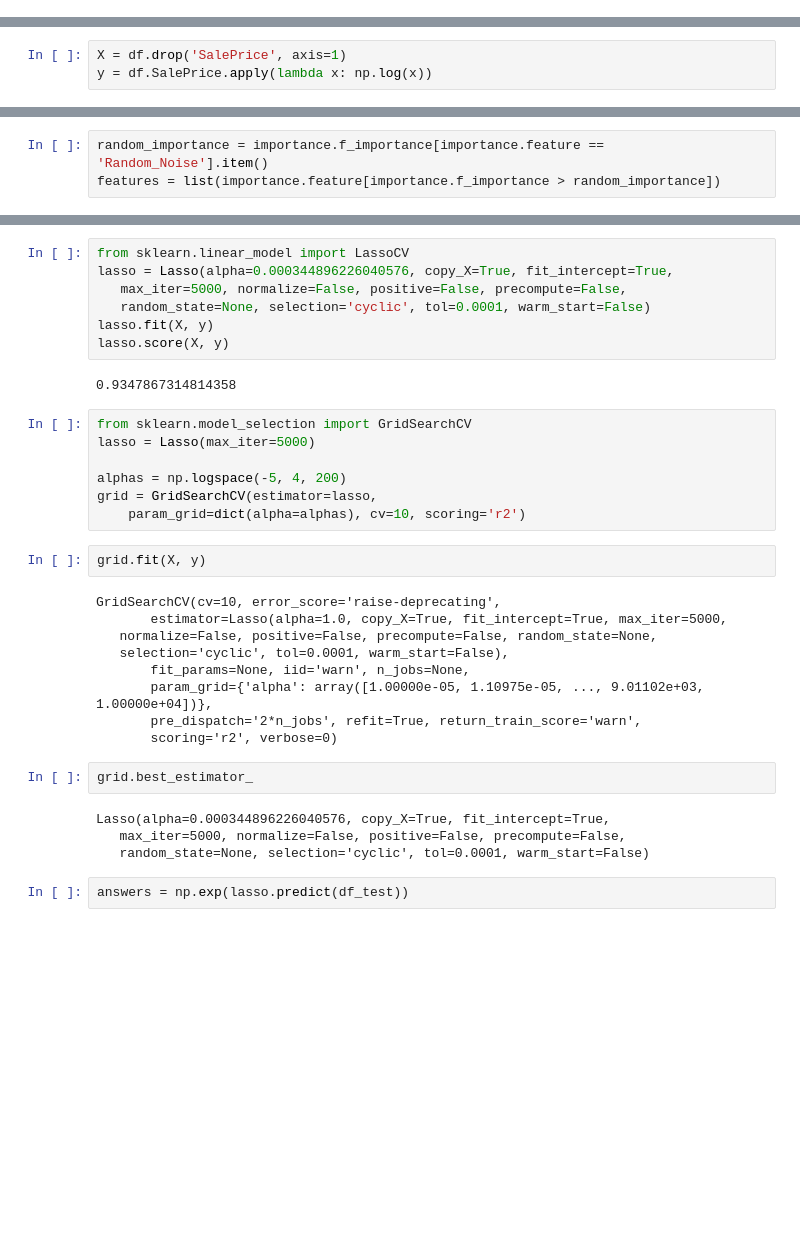
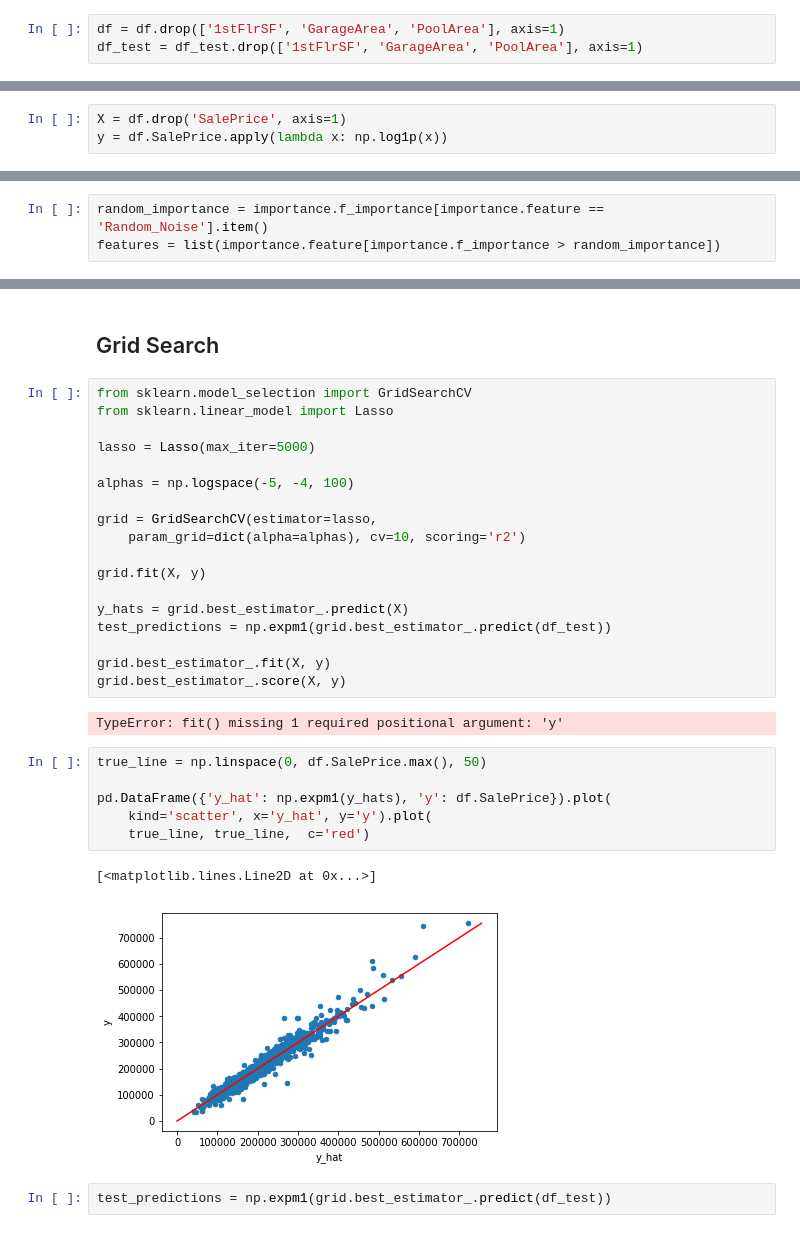
Before and after one commit to tybrs/kaggle-housing-prices, a Jupyter notebook: Ty/random_forest.ipynb, the cells around one changed output, grey strips where cells are left out. Saved outputs shown, nothing was run; the diff lists cells and outputs as text; blank space fills up the shorter version.

```diff
--- a/Ty/random_forest.ipynb
+++ b/Ty/random_forest.ipynb
@@ -16 +43,4 @@ df_test = pd.read_pickle('../test_engineered.pkl')
+# %%
+df = df.drop(['1stFlrSF', 'GarageArea', 'PoolArea'], axis=1)
+df_test = df_test.drop(['1stFlrSF', 'GarageArea', 'PoolArea'], axis=1)
 # %% [markdown]
@@ -18,6 +48,6 @@ df_test = pd.read_pickle('../test_engineered.pkl')
 # %%
 X = df.drop('SalePrice', axis=1)
-y = df.SalePrice.apply(lambda x: np.log(x))
+y = df.SalePrice.apply(lambda x: np.log1p(x))
 # %% [markdown]
 ## Random Forest (with random noise)
 # %%
@@ -70,36 +98,34 @@ NameError: name 'features' is not defined
-# %%
-from sklearn.linear_model import LassoCV
-lasso = Lasso(alpha=0.000344896226040576, copy_X=True, fit_intercept=True,
-   max_iter=5000, normalize=False, positive=False, precompute=False,
-   random_state=None, selection='cyclic', tol=0.0001, warm_start=False)
-lasso.fit(X, y)
-lasso.score(X, y)
-# %% [output]
-0.9347867314814358
+# %% [markdown]
+## Grid Search
 # %%
 from sklearn.model_selection import GridSearchCV
+from sklearn.linear_model import Lasso
+
 lasso = Lasso(max_iter=5000)
 
-alphas = np.logspace(-5, 4, 200)
+alphas = np.logspace(-5, -4, 100)
+
 grid = GridSearchCV(estimator=lasso,
     param_grid=dict(alpha=alphas), cv=10, scoring='r2')
+
+grid.fit(X, y)
+
+y_hats = grid.best_estimator_.predict(X)
+test_predictions = np.expm1(grid.best_estimator_.predict(df_test))
+
+grid.best_estimator_.fit(X, y)
+grid.best_estimator_.score(X, y)
+# %% [output]
+TypeError: fit() missing 1 required positional argument: 'y'
-# %%
-grid.fit(X, y)
-# %% [output]
-GridSearchCV(cv=10, error_score='raise-deprecating',
-       estimator=Lasso(alpha=1.0, copy_X=True, fit_intercept=True, max_iter=5000,
-   normalize=False, positive=False, precompute=False, random_state=None,
-   selection='cyclic', tol=0.0001, warm_start=False),
-       fit_params=None, iid='warn', n_jobs=None,
-       param_grid={'alpha': array([1.00000e-05, 1.10975e-05, ..., 9.01102e+03, 1.00000e+04])},
-       pre_dispatch='2*n_jobs', refit=True, return_train_score='warn',
-       scoring='r2', verbose=0)
-# %%
-grid.best_estimator_
-# %% [output]
-Lasso(alpha=0.000344896226040576, copy_X=True, fit_intercept=True,
-   max_iter=5000, normalize=False, positive=False, precompute=False,
-   random_state=None, selection='cyclic', tol=0.0001, warm_start=False)
+# %%
+true_line = np.linspace(0, df.SalePrice.max(), 50)
+
+pd.DataFrame({'y_hat': np.expm1(y_hats), 'y': df.SalePrice}).plot(
+    kind='scatter', x='y_hat', y='y').plot(
+    true_line, true_line,  c='red')
+# %% [output]
+[<matplotlib.lines.Line2D at 0x...>]
+[figure, added]
 # %%
-answers = np.exp(lasso.predict(df_test))
+test_predictions = np.expm1(grid.best_estimator_.predict(df_test))
 # %%
```
Also changed, not shown: parts of 12 cells of this notebook, 6 other files.
